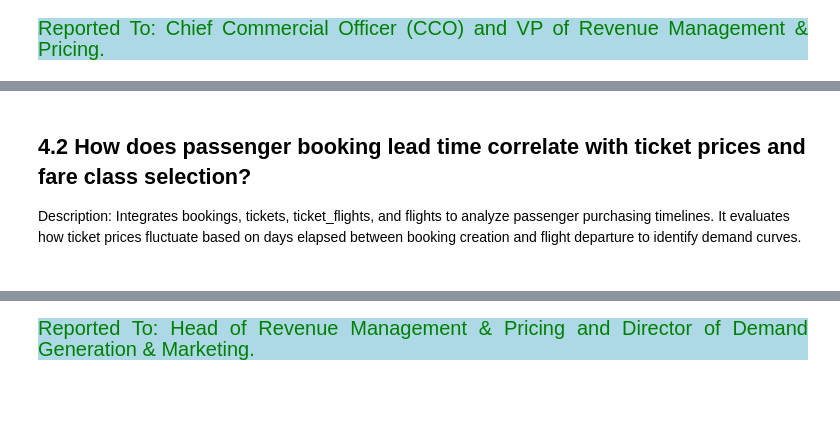
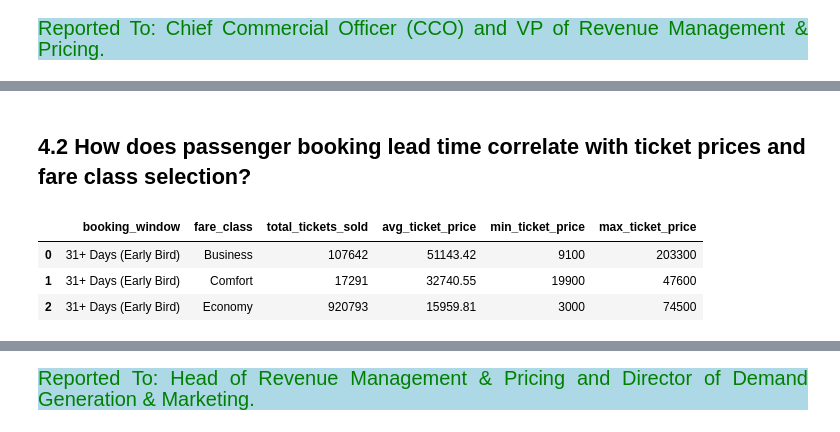
Before and after one commit to Kartika-Nidhi/Airlines_Operation_Analysis_SQL, a Jupyter notebook: AirlinesAnalysisSQl.ipynb, the cells around one changed output, grey strips where cells are left out. Drawn from its saved outputs; the diff is of its cells as text; code cells hidden in the pictures; blank space fills up the shorter version.

```diff
--- a/AirlinesAnalysisSQl.ipynb
+++ b/AirlinesAnalysisSQl.ipynb
@@ -591,7 +591,65 @@ Reported To: Chief Commercial Officer (CCO) and VP of Revenue Management & Prici
 <div>
 # %% [markdown]
 ## 4.2 How does passenger booking lead time correlate with ticket prices and fare class selection?
-
-Description: Integrates bookings, tickets, ticket_flights, and flights to analyze passenger purchasing timelines. It evaluates how ticket prices fluctuate based on days elapsed between booking creation and flight departure to identify demand curves.
-# %% [markdown]
-<div>
+# %%
+query = """
+WITH booking_lead_times AS (
+    SELECT
+        b.book_ref,
+        tflt.fare_conditions AS fare_class,
+        tflt.amount AS ticket_price,
+        DATEDIFF(
+            CAST(flt.scheduled_departure AS DATETIME),
+            CAST(b.book_date AS DATETIME)
+        ) AS lead_time_days
+
+    FROM bookings AS b
+    INNER JOIN tickets AS t
+        ON b.book_ref = t.book_ref
+    INNER JOIN ticket_flights AS tflt
+        ON t.ticket_no = tflt.ticket_no
+    INNER JOIN flights AS flt
+        ON tflt.flight_id = flt.flight_id
+    WHERE
+        b.book_date IS NOT NULL
+        AND flt.scheduled_departure IS NOT NULL
+),
+
+bucketed_lead_times AS (
+    SELECT
+        fare_class,
+        ticket_price,
+        lead_time_days,
+
+
+        CASE
+            WHEN lead_time_days < 0 THEN 'Error / Post-Departure'
+            WHEN lead_time_days BETWEEN 0 AND 3 THEN '00-03 Days (Last Minute)'
+            WHEN lead_time_days BETWEEN 4 AND 7 THEN '04-07 Days (Short Lead)'
+            WHEN lead_time_days BETWEEN 8 AND 14 THEN '08-14 Days (Medium Lead)'
+            WHEN lead_time_days BETWEEN 15 AND 30 THEN '15-30 Days (Standard Advance)'
+            ELSE '31+ Days (Early Bird)'
+        END AS booking_window
+    FROM booking_lead_times
+)
+
+SELECT
+    booking_window,
+    fare_class,
+    COUNT(*) AS total_tickets_sold,
+    ROUND(AVG(ticket_price), 2) AS avg_ticket_price,
+    ROUND(MIN(ticket_price), 2) AS min_ticket_price,
+    ROUND(MAX(ticket_price), 2) AS max_ticket_price
+FROM bucketed_lead_times
+WHERE booking_window != 'Error / Post-Departure'
+GROUP BY booking_window, fare_class
+ORDER BY fare_class, MIN(lead_time_days);
+"""
+
+lead_time_df = pd.read_sql(query, engine)
+lead_time_df
+# %% [output]
+|  | booking_window | fare_class | total_tickets_sold | avg_ticket_price | min_ticket_price | max_ticket_price |
+| 0 | 31+ Days (Early Bird) | Business | 107642 | 51143.42 | 9100 | 203300 |
+| 1 | 31+ Days (Early Bird) | Comfort | 17291 | 32740.55 | 19900 | 47600 |
+| 2 | 31+ Days (Early Bird) | Economy | 920793 | 15959.81 | 3000 | 74500 |
```
Also changed, not shown: parts of 2 cells of this notebook.
